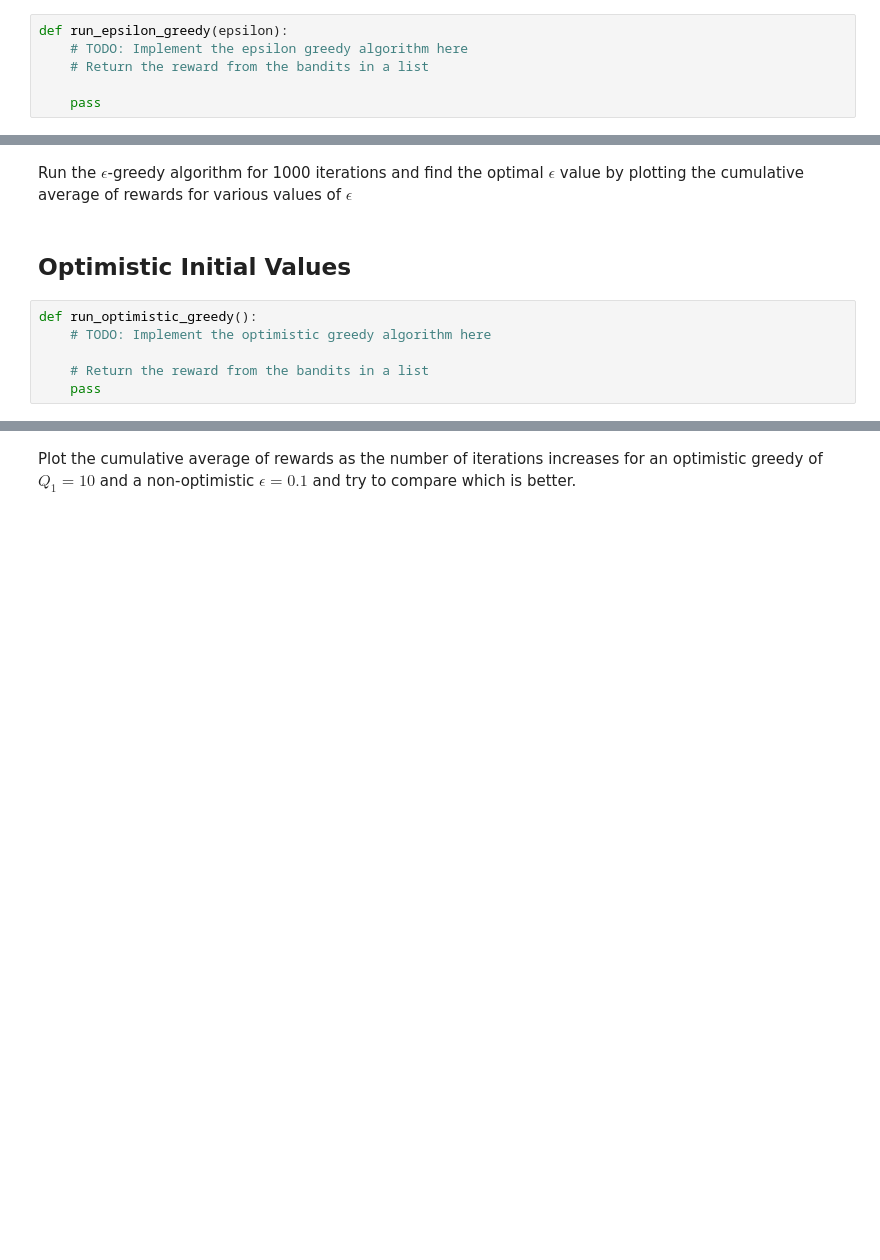
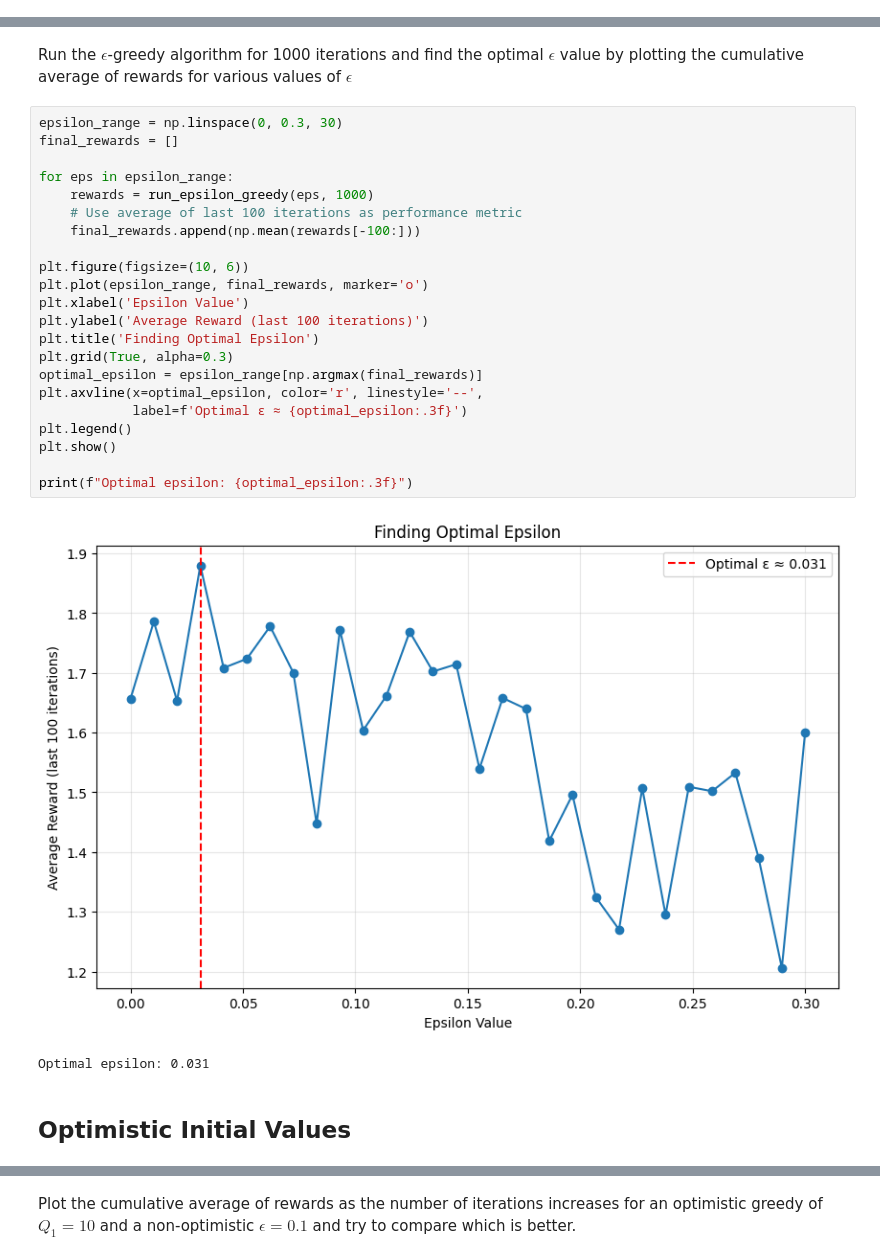
Before and after one commit to anas4231/WIDS-2025-Intro-to-Reinforcement-Learning, a Jupyter notebook: Week 1/work_on_bandits.ipynb, the cells around one changed output, grey strips where cells are left out. Cells and saved outputs as stored; diff of their text form; blank space fills up the shorter version.

```diff
--- a/Week 1/work_on_bandits.ipynb
+++ b/Week 1/work_on_bandits.ipynb
@@ -56,8 +61,2 @@ cum_avg = np.cumsum(rewards) / np.arange(1, len(rewards)+1)
 # %% [markdown]
 ## $\epsilon$-greedy Algorithm
-# %%
-def run_epsilon_greedy(epsilon):
-    # TODO: Implement the epsilon greedy algorithm here
-    # Return the reward from the bandits in a list
-
-    pass
@@ -67,11 +108,30 @@ Plot the cumulative average of rewards as the number of iterations increases but
 ## Finding the optimal $\epsilon$
 # %% [markdown]
 Run the $\epsilon$-greedy algorithm for 1000 iterations and find the optimal $\epsilon$ value by plotting the cumulative average of rewards for various values of $\epsilon$
+# %%
+epsilon_range = np.linspace(0, 0.3, 30)
+final_rewards = []
+
+for eps in epsilon_range:
+    rewards = run_epsilon_greedy(eps, 1000)
+    # Use average of last 100 iterations as performance metric
+    final_rewards.append(np.mean(rewards[-100:]))
+
+plt.figure(figsize=(10, 6))
+plt.plot(epsilon_range, final_rewards, marker='o')
+plt.xlabel('Epsilon Value')
+plt.ylabel('Average Reward (last 100 iterations)')
+plt.title('Finding Optimal Epsilon')
+plt.grid(True, alpha=0.3)
+optimal_epsilon = epsilon_range[np.argmax(final_rewards)]
+plt.axvline(x=optimal_epsilon, color='r', linestyle='--',
+            label=f'Optimal ε ≈ {optimal_epsilon:.3f}')
+plt.legend()
+plt.show()
+
+print(f"Optimal epsilon: {optimal_epsilon:.3f}")
+# %% [output]
+[figure, added]
+Optimal epsilon: 0.031
 # %% [markdown]
 ## Optimistic Initial Values
-# %%
-def run_optimistic_greedy():
-    # TODO: Implement the optimistic greedy algorithm here
-
-    # Return the reward from the bandits in a list
-    pass
```
Also changed, not shown: parts of 13 cells of this notebook.
